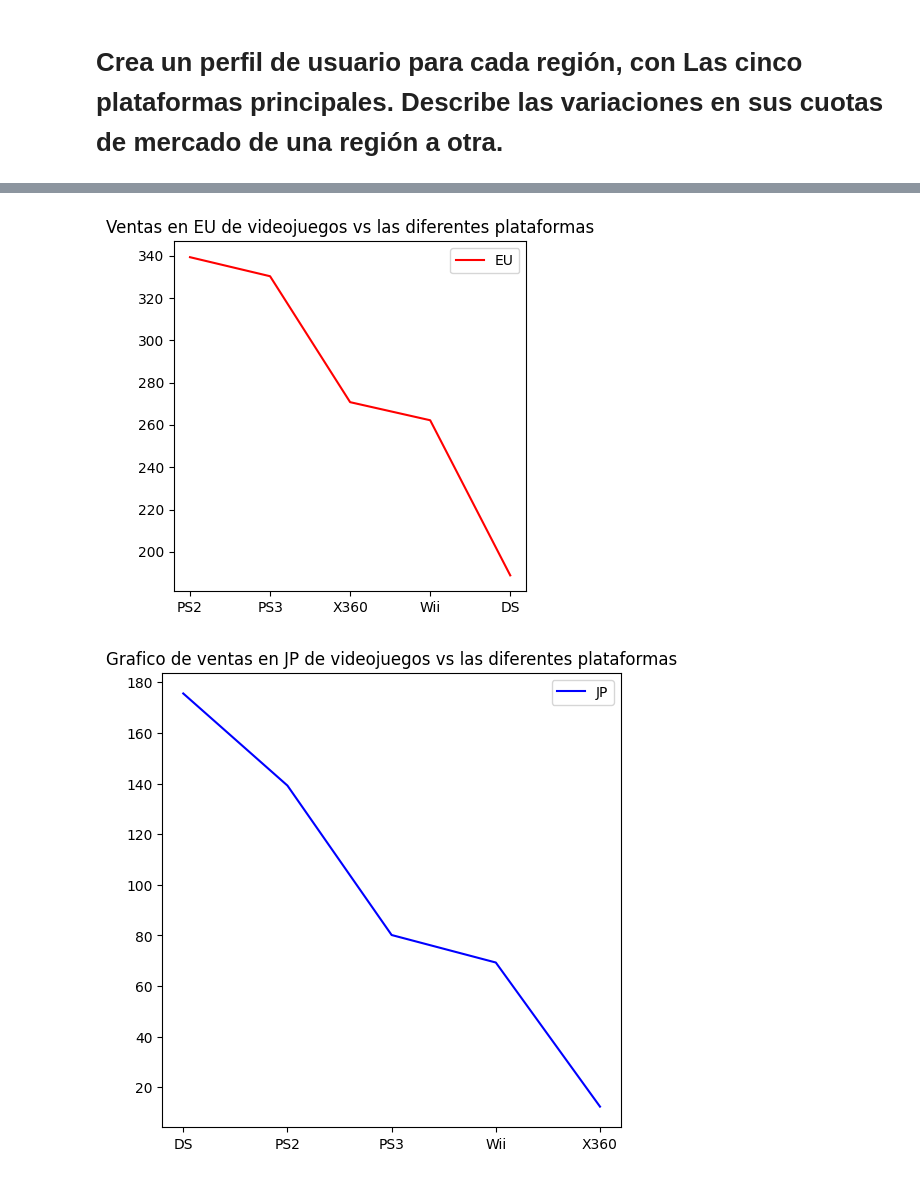
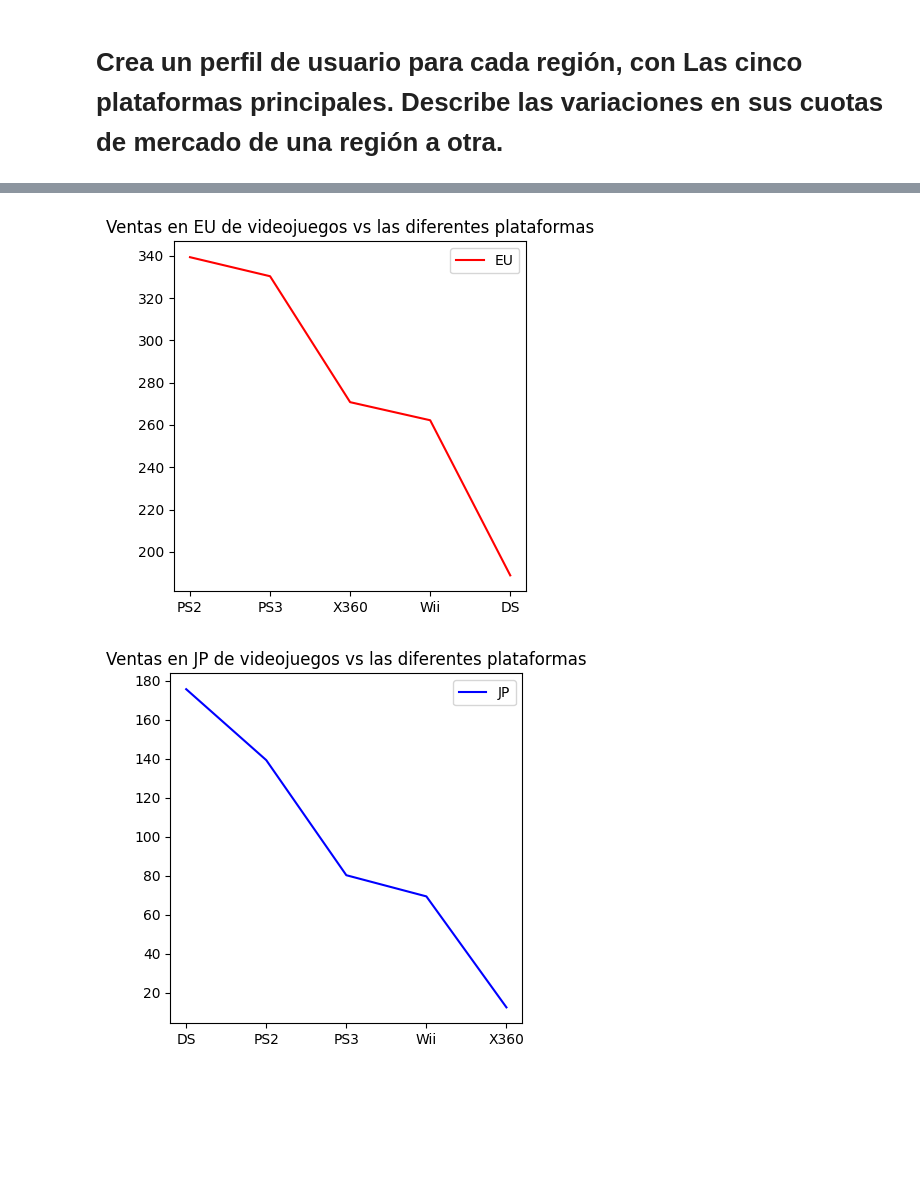
Before and after one commit to Nicobpm/selled_games_around_the_world, a Jupyter notebook: Proyect_games.ipynb, the cells around one changed output, grey strips where cells are left out. Saved outputs shown, nothing was run; the diff lists cells and outputs as text; code cells hidden in the pictures; blank space fills up the shorter version.

```diff
--- a/Proyect_games.ipynb
+++ b/Proyect_games.ipynb
@@ -333,32 +342,42 @@ eu_sales=pd.DataFrame(eu_sales)
 eu_sales=eu_sales.sort_values(by=['eu_sales'], ascending = False)
 
 jp_sales=df.groupby(by=["platform"])['jp_sales'].sum()
 jp_sales=jp_sales.loc[["DS","Wii","PS3","X360","PS2"]]
 jp_sales=pd.DataFrame(jp_sales)
 jp_sales=jp_sales.sort_values(by=['jp_sales'], ascending = False)
 
+other_sales=df.groupby(by=["platform"])['other_sales'].sum()
+other_sales=other_sales.loc[["DS","Wii","PS3","X360","PS2"]]
+other_sales=pd.DataFrame(other_sales)
+other_sales=other_sales.sort_values(by=['other_sales'], ascending = False)
 
 plt.figure(figsize=(10,10))
 plt.subplot(221)
 plt.title('Ventas en NA de videojuegos vs las diferentes plataformas')
 plt.plot(na_sales.head(5), label='NA', color='green')
 plt.legend()
 
 plt.figure(figsize=(10,10))
 plt.subplot(222)
 plt.title('Ventas en EU de videojuegos vs las diferentes plataformas')
 plt.plot(eu_sales.head(5), label='EU', color='red')
 plt.legend()
 
 plt.figure(figsize=(10,10))
 plt.subplot(223)
-plt.title('Grafico de ventas en JP de videojuegos vs las diferentes plataformas')
+plt.title('Ventas en JP de videojuegos vs las diferentes plataformas')
 plt.plot(jp_sales.head(5), label='JP', color='blue')
+plt.legend()
+
+plt.figure(figsize=(10,10))
+plt.subplot(224)
+plt.title('Otras ventas de videojuegos vs las diferentes plataformas')
+plt.plot(other_sales.head(5), label='JP', color='blue')
 plt.legend()
 
 plt.tight_layout()
 plt.show()
 # %% [output]
 [figure]
 [figure]
-[figure, old version]
+[figure, new version]
```
Also changed, not shown: parts of 13 cells of this notebook.
